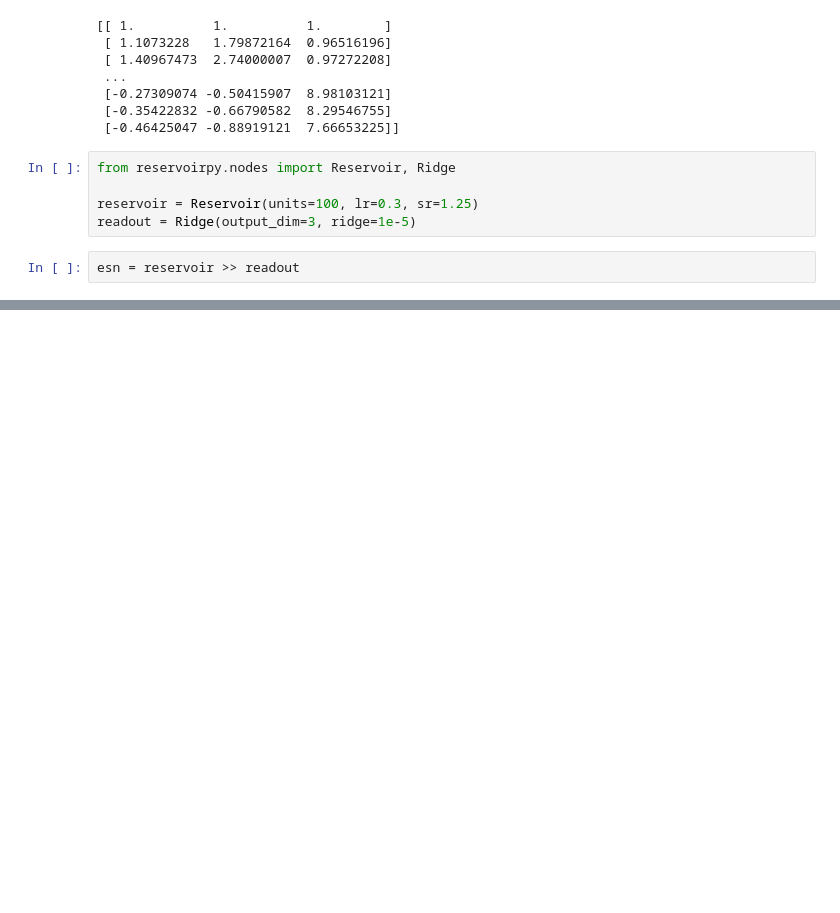
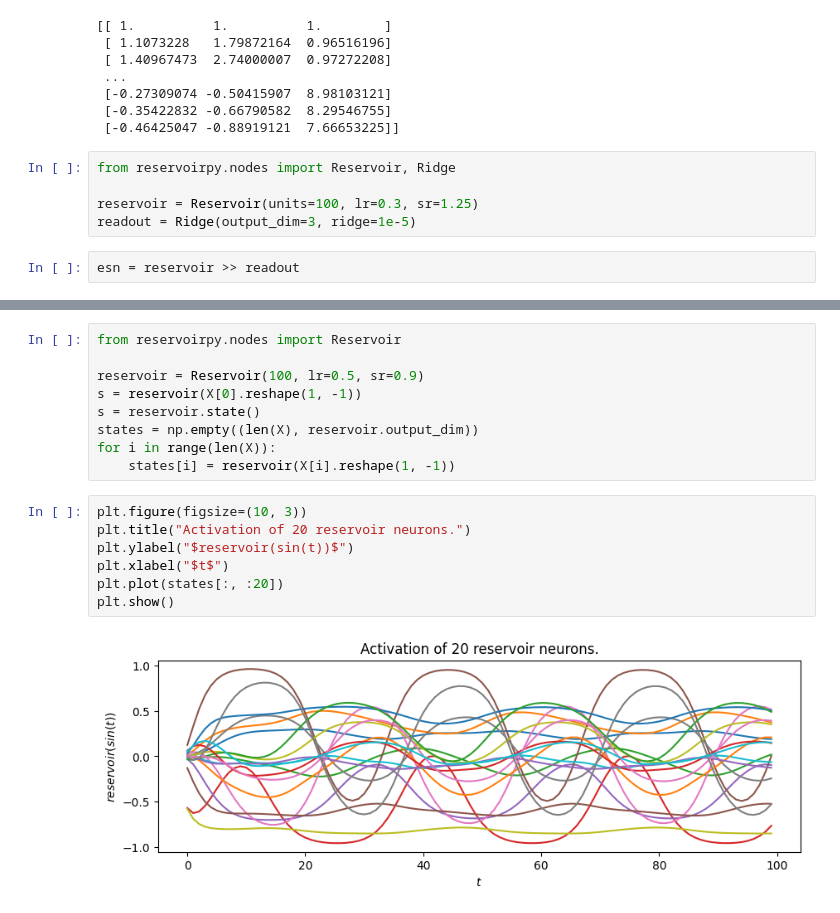
Before and after one commit to Moltas18/CS439-Project, a Jupyter notebook: notebook.ipynb, the cells around one changed output, grey strips where cells are left out. Saved outputs shown, nothing was run; the diff lists cells and outputs as text; blank space fills up the shorter version.

```diff
--- a/notebook.ipynb
+++ b/notebook.ipynb
@@ -36,0 +83,18 @@ RMSE: 40.01341808980783 R^2 score: -7.363789313129299
+# %%
+from reservoirpy.nodes import Reservoir
+
+reservoir = Reservoir(100, lr=0.5, sr=0.9)
+s = reservoir(X[0].reshape(1, -1))
+s = reservoir.state()
+states = np.empty((len(X), reservoir.output_dim))
+for i in range(len(X)):
+    states[i] = reservoir(X[i].reshape(1, -1))
+# %%
+plt.figure(figsize=(10, 3))
+plt.title("Activation of 20 reservoir neurons.")
+plt.ylabel("$reservoir(sin(t))$")
+plt.xlabel("$t$")
+plt.plot(states[:, :20])
+plt.show()
+# %% [output]
+[figure, added]
```
Also changed, not shown: parts of 9 cells of this notebook.
